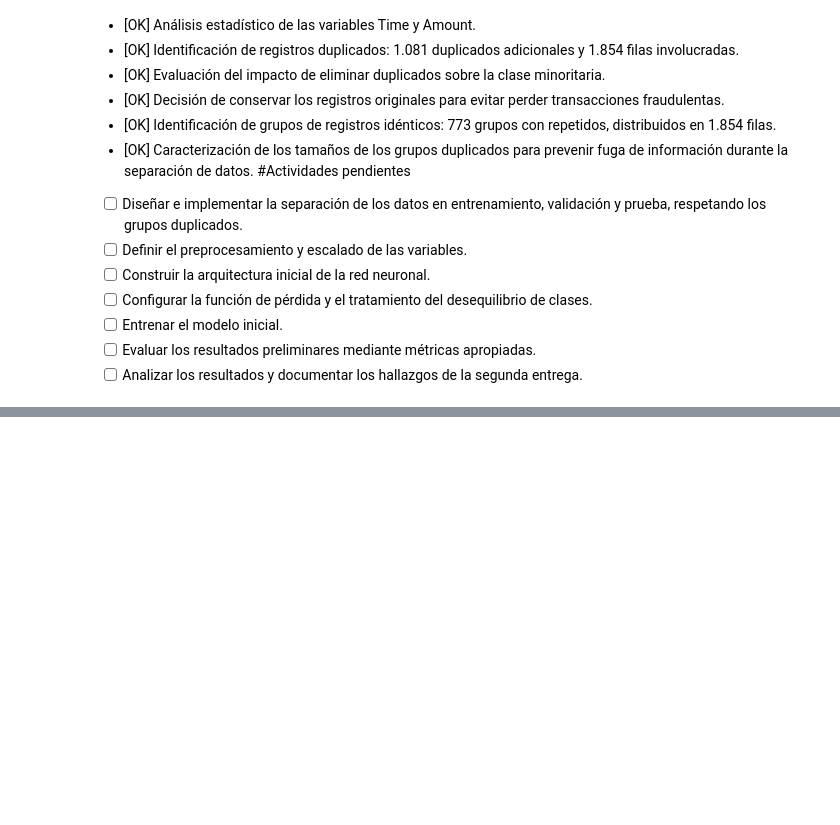
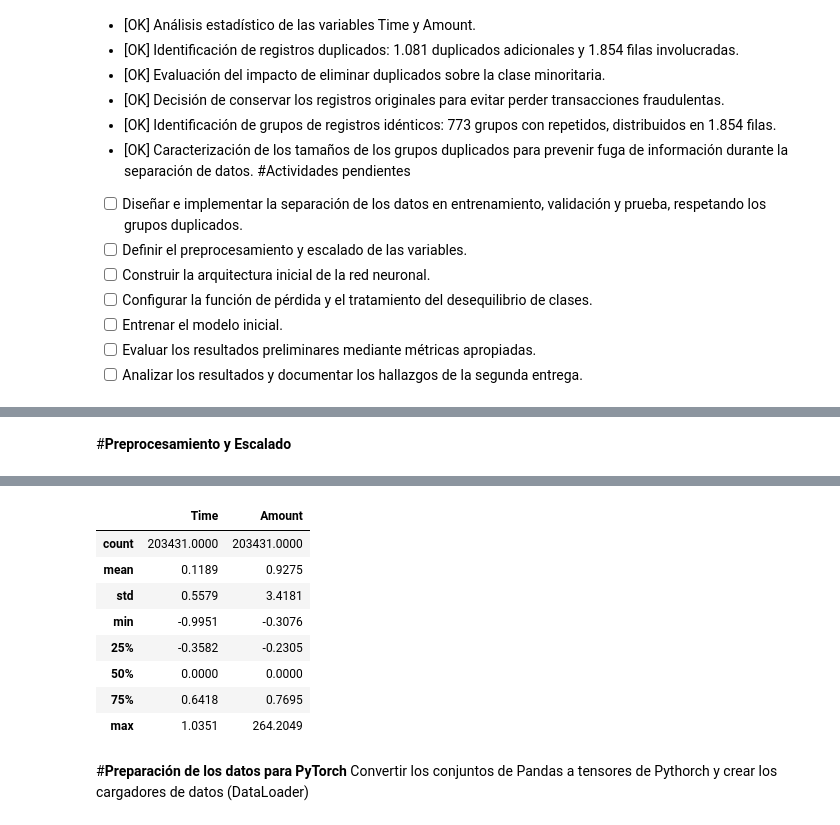
Before and after one commit to edavidbustosp/AplicacionesDeepLearning, a Jupyter notebook: DeteccionFraude.ipynb, the cells around one changed output, grey strips where cells are left out. Drawn from its saved outputs; the diff is of its cells as text; code cells hidden in the pictures; blank space fills up the shorter version.

```diff
--- a/DeteccionFraude.ipynb
+++ b/DeteccionFraude.ipynb
@@ -459,0 +569,66 @@ dtype: int64
+# %% [markdown]
+#**Preprocesamiento y Escalado**
+# %%
+# 1. Definir las características que tendrá el modelo
+
+columnas_excluir=["Class", "duplicate_group"]
+columnas_features=[
+    columna for columna in df.columns
+    if columna not in columnas_excluir
+]
+
+
+# 2. Separar características (X) y variable objetivo (y)
+
+X_train=df_train[columnas_features].copy()
+X_val=df_val[columnas_features].copy()
+X_test=df_test[columnas_features].copy()
+
+y_train=df_train["Class"].copy()
+y_val=df_val["Class"].copy()
+y_test=df_test["Class"].copy()
+
+# 3. Crear el escalador
+
+scaler=RobustScaler()
+
+# 4. Ajustar Únicamente con los dartos de entrenamiento
+
+columnas_escalar=["Time", "Amount"]
+
+X_train[columnas_escalar]=scaler.fit_transform(
+    X_train[columnas_escalar]
+)
+
+#5. Aplicar la misma transformación a validación y prueba
+
+X_val[columnas_escalar]=scaler.transform(
+    X_val[columnas_escalar]
+)
+
+X_test[columnas_escalar]=scaler.transform(
+    X_test[columnas_escalar]
+)
+
+
+#6. Verificar las dimensiones y preprocesamiento
+
+print("Dimensiones de los conjuntos: ")
+print("Entrenamiento: ", X_train.shape, y_train.shape)
+print("Validación: ", X_val.shape, y_val.shape)
+print("Prueba: ", X_test.shape, y_test.shape)
+
+print("\nCaracterísticas del modelo: ")
+print("Número de características: ", len(columnas_features))
+print(
+    "¿Se excluyó duplicate_group?: ",
+    "duplicate_group" not in X_train.columns
+)
+print(
+    "¿Se excluyó Class?: ",
+    "Class" not in X_train.columns
+)
+
+print("\nEstadísticas de Time y Amount después del escalado: ")
+display(X_train[columnas_escalar].describe().round(4))
+# %% [output]
@@ -459,0 +646,12 @@ dtype: int64
+|  | Time | Amount |
+| count | 203431.0000 | 203431.0000 |
+| mean | 0.1189 | 0.9275 |
+| std | 0.5579 | 3.4181 |
+| min | -0.9951 | -0.3076 |
+| 25% | -0.3582 | -0.2305 |
+| 50% | 0.0000 | 0.0000 |
+| 75% | 0.6418 | 0.7695 |
+| max | 1.0351 | 264.2049 |
+# %% [markdown]
+#**Preparación de los datos para PyTorch**
+Convertir los conjuntos de Pandas a tensores de Pythorch y crear los cargadores de datos (DataLoader)
```
Also changed, not shown: parts of 10 cells of this notebook.
